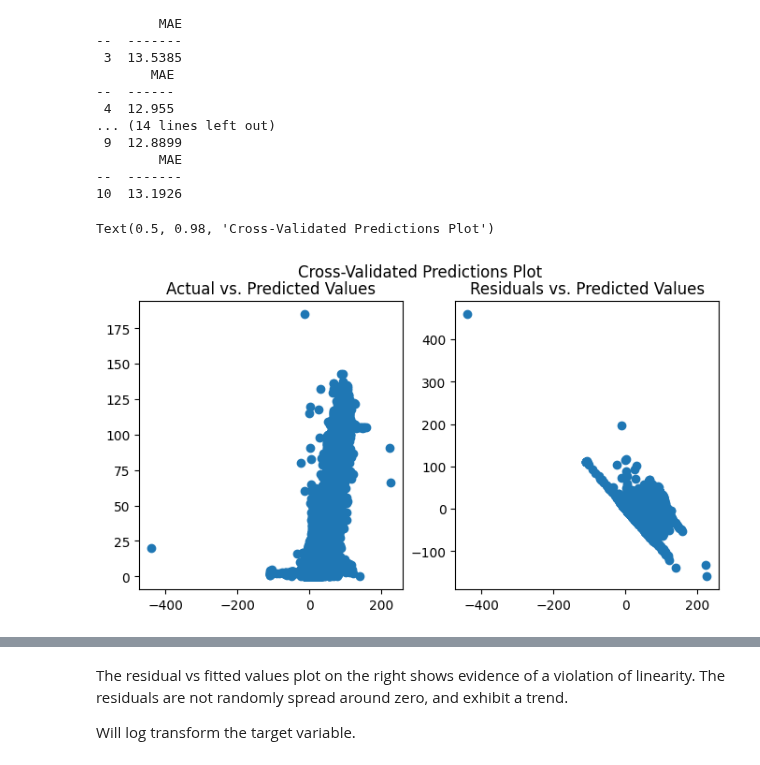
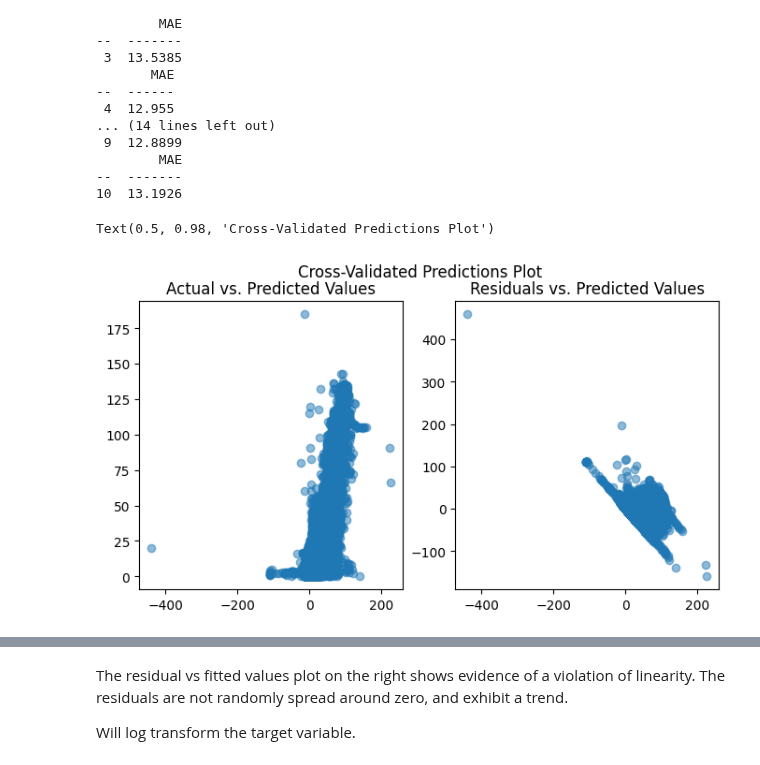
Before and after one commit to boneeyah/QTW, a Jupyter notebook: Case Study 1/Case_Study_1.ipynb, the cells around one changed output, grey strips where cells are left out. Saved outputs shown, nothing was run; the diff lists cells and outputs as text; code cells hidden in the pictures.

```diff
--- a/Case Study 1/Case_Study_1.ipynb
+++ b/Case Study 1/Case_Study_1.ipynb
@@ -164,13 +164,13 @@ for train, test in cv.split(X_Scaled, y):
 # %%
 from sklearn.model_selection import cross_val_predict
 y_pred = cross_val_predict(regr,X_Scaled,y,cv=10)
 
 fig, axs = plt.subplots(ncols = 2,figsize = (8,4))
-axs[0].scatter(x = y_pred, y = y)
+axs[0].scatter(x = y_pred, y = y,alpha = .5)
 axs[0].set_title('Actual vs. Predicted Values')
-axs[1].scatter(x = y_pred, y = (y.critical_temp - y_pred))
+axs[1].scatter(x = y_pred, y = (y.critical_temp - y_pred),alpha=.5)
 axs[1].set_title('Residuals vs. Predicted Values')
 fig.suptitle('Cross-Validated Predictions Plot')
 # %% [output]
 Text(0.5, 0.98, 'Cross-Validated Predictions Plot')
-[figure, old version]
+[figure, new version]
```
Also changed, not shown: parts of 10 cells of this notebook.
